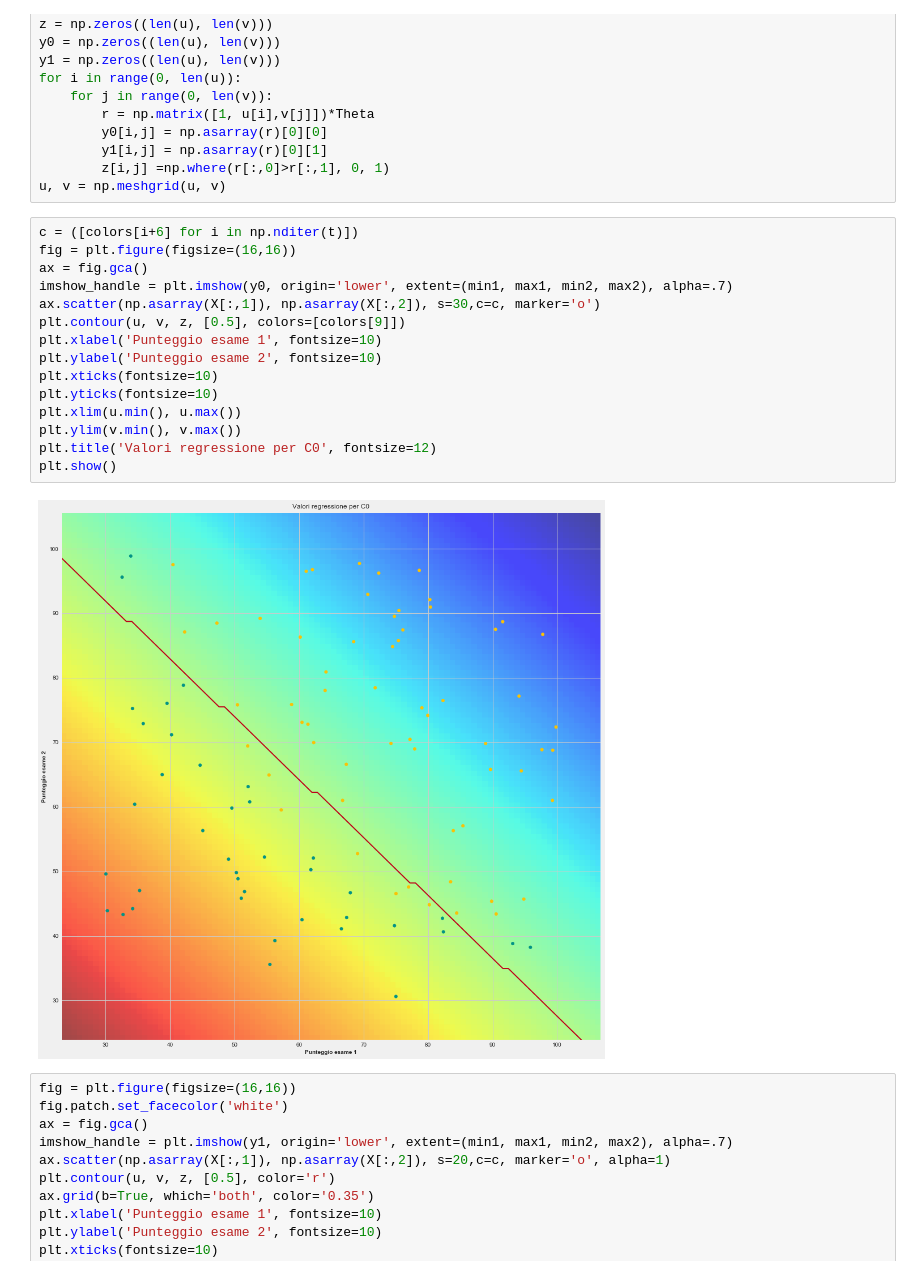
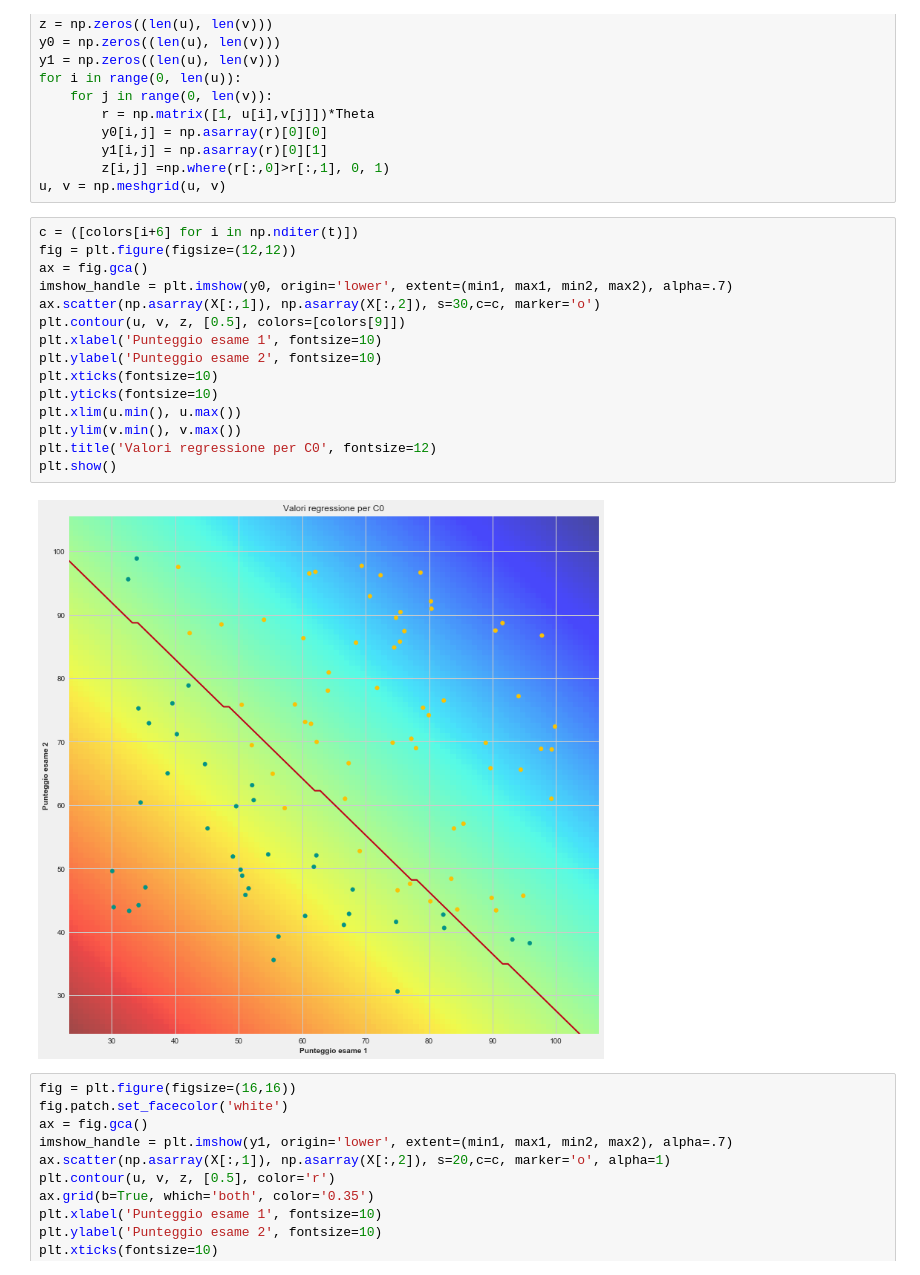
Before and after one commit to tvml/ml1819, a Jupyter notebook: codici/class_regr.ipynb, the cells around one changed output. Drawn from its saved outputs; the diff is of its cells as text.

```diff
--- a/codici/class_regr.ipynb
+++ b/codici/class_regr.ipynb
@@ -105,21 +116,21 @@ for i in range(0, len(u)):
 u, v = np.meshgrid(u, v)
 # %%
 c = ([colors[i+6] for i in np.nditer(t)])
-fig = plt.figure(figsize=(16,16))
+fig = plt.figure(figsize=(12,12))
 ax = fig.gca()
 imshow_handle = plt.imshow(y0, origin='lower', extent=(min1, max1, min2, max2), alpha=.7)
 ax.scatter(np.asarray(X[:,1]), np.asarray(X[:,2]), s=30,c=c, marker='o')
 plt.contour(u, v, z, [0.5], colors=[colors[9]])
 plt.xlabel('Punteggio esame 1', fontsize=10)
 plt.ylabel('Punteggio esame 2', fontsize=10)
 plt.xticks(fontsize=10)
 plt.yticks(fontsize=10)
 plt.xlim(u.min(), u.max())
 plt.ylim(v.min(), v.max())
 plt.title('Valori regressione per C0', fontsize=12)
 plt.show()
 # %% [output]
-[figure, old version]
+[figure, new version]
 # %%
 fig = plt.figure(figsize=(16,16))
 fig.patch.set_facecolor('white')
```
Also changed, not shown: parts of 1 cell of this notebook, 13 other files.
